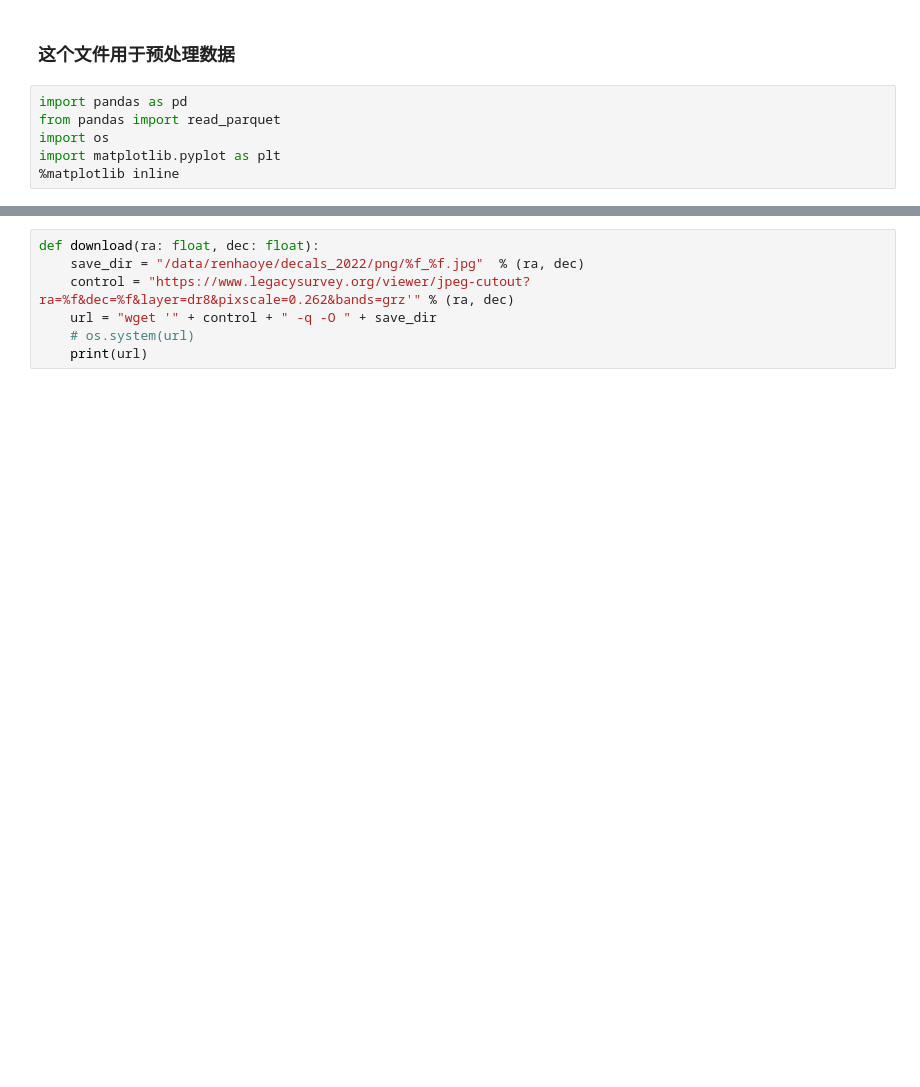
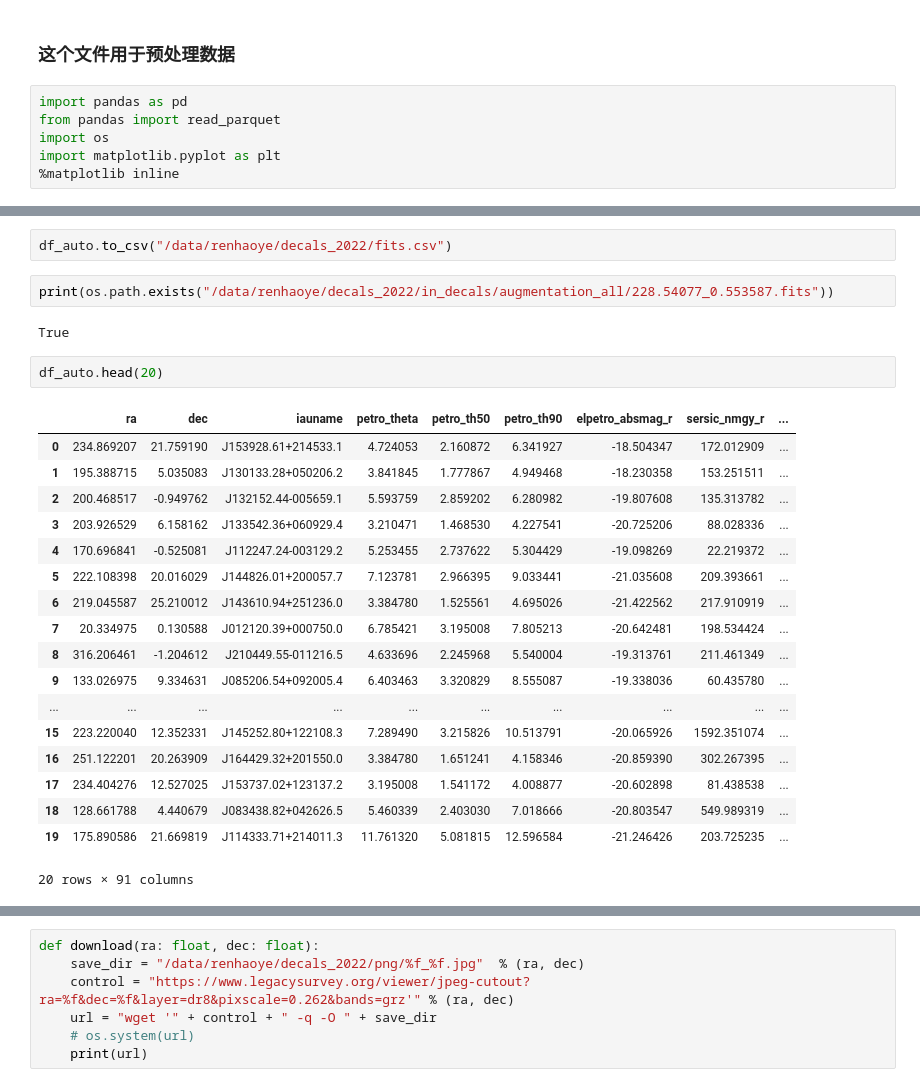
Before and after one commit to Astro-Astre/Pixel-based_DeepLearningTechnic, a Jupyter notebook: preprocess/catalog_handle.ipynb, the cells around one changed output, grey strips where cells are left out. Saved outputs shown, nothing was run; the diff lists cells and outputs as text; blank space fills up the shorter version.

```diff
--- a/preprocess/catalog_handle.ipynb
+++ b/preprocess/catalog_handle.ipynb
@@ -27,0 +47,27 @@ df_auto = pd.merge(poi_list, df_auto, how="inner")
+# %%
+df_auto.to_csv("/data/renhaoye/decals_2022/fits.csv")
+# %%
+print(os.path.exists("/data/renhaoye/decals_2022/in_decals/augmentation_all/228.54077_0.553587.fits"))
+# %% [output]
+True
+# %%
+df_auto.head(20)
+# %% [output]
+|  | ra | dec | iauname | petro_theta | petro_th50 | petro_th90 | elpetro_absmag_r | sersic_nmgy_r | ... |
+| 0 | 234.869207 | 21.759190 | J153928.61+214533.1 | 4.724053 | 2.160872 | 6.341927 | -18.504347 | 172.012909 | ... |
+| 1 | 195.388715 | 5.035083 | J130133.28+050206.2 | 3.841845 | 1.777867 | 4.949468 | -18.230358 | 153.251511 | ... |
+| 2 | 200.468517 | -0.949762 | J132152.44-005659.1 | 5.593759 | 2.859202 | 6.280982 | -19.807608 | 135.313782 | ... |
+| 3 | 203.926529 | 6.158162 | J133542.36+060929.4 | 3.210471 | 1.468530 | 4.227541 | -20.725206 | 88.028336 | ... |
+| 4 | 170.696841 | -0.525081 | J112247.24-003129.2 | 5.253455 | 2.737622 | 5.304429 | -19.098269 | 22.219372 | ... |
+| 5 | 222.108398 | 20.016029 | J144826.01+200057.7 | 7.123781 | 2.966395 | 9.033441 | -21.035608 | 209.393661 | ... |
+| 6 | 219.045587 | 25.210012 | J143610.94+251236.0 | 3.384780 | 1.525561 | 4.695026 | -21.422562 | 217.910919 | ... |
+| 7 | 20.334975 | 0.130588 | J012120.39+000750.0 | 6.785421 | 3.195008 | 7.805213 | -20.642481 | 198.534424 | ... |
+| 8 | 316.206461 | -1.204612 | J210449.55-011216.5 | 4.633696 | 2.245968 | 5.540004 | -19.313761 | 211.461349 | ... |
+| 9 | 133.026975 | 9.334631 | J085206.54+092005.4 | 6.403463 | 3.320829 | 8.555087 | -19.338036 | 60.435780 | ... |
+| ... | ... | ... | ... | ... | ... | ... | ... | ... | ... |
+| 15 | 223.220040 | 12.352331 | J145252.80+122108.3 | 7.289490 | 3.215826 | 10.513791 | -20.065926 | 1592.351074 | ... |
+| 16 | 251.122201 | 20.263909 | J164429.32+201550.0 | 3.384780 | 1.651241 | 4.158346 | -20.859390 | 302.267395 | ... |
+| 17 | 234.404276 | 12.527025 | J153737.02+123137.2 | 3.195008 | 1.541172 | 4.008877 | -20.602898 | 81.438538 | ... |
+| 18 | 128.661788 | 4.440679 | J083438.82+042626.5 | 5.460339 | 2.403030 | 7.018666 | -20.803547 | 549.989319 | ... |
+| 19 | 175.890586 | 21.669819 | J114333.71+214011.3 | 11.761320 | 5.081815 | 12.596584 | -21.246426 | 203.725235 | ... |
+20 rows × 91 columns
```
Also changed, not shown: parts of 14 cells of this notebook, 12 other files.
